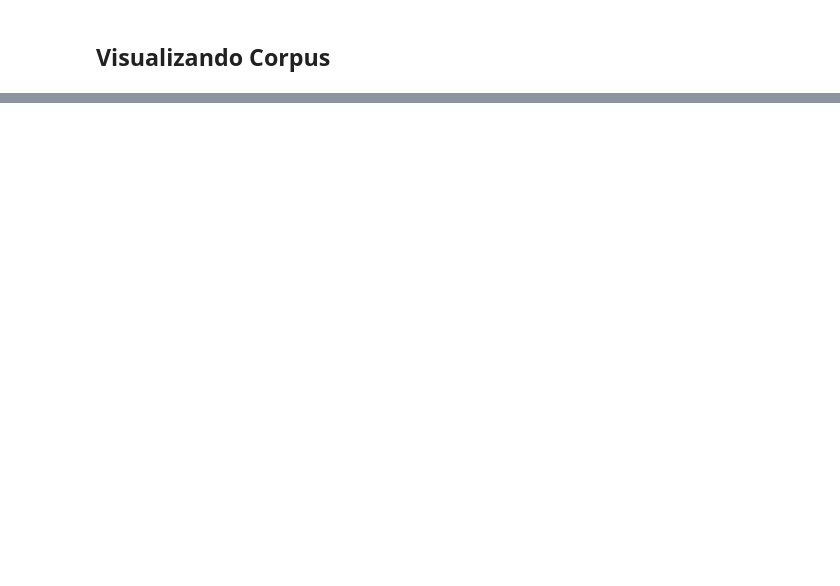
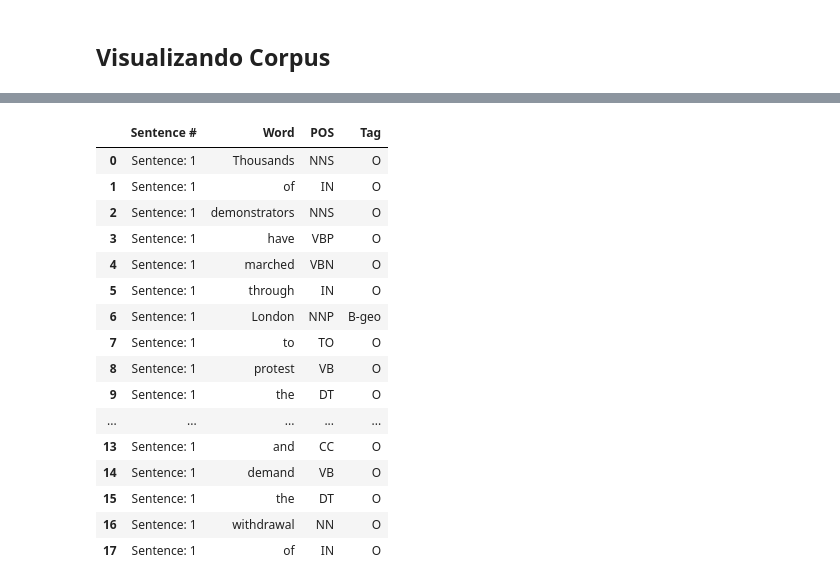
Before and after one commit to eddysanoli-galileo/Text-Mining-and-Image-Recognition, a Jupyter notebook: Proyecto/Video 2 Recipe.ipynb, the cells around one changed output, grey strips where cells are left out. Cells and saved outputs as stored; diff of their text form; code cells hidden in the pictures; blank space fills up the shorter version.

```diff
--- a/Proyecto/Video 2 Recipe.ipynb
+++ b/Proyecto/Video 2 Recipe.ipynb
@@ -293,0 +165,39 @@ for file in results:
+# %%
+import pandas as pd
+import numpy as np
+from tqdm import tqdm, trange
+
+# Se lee el dataset
+# Viene de Kaggle: https://www.kaggle.com/abhinavwalia95/entity-annotated-corpus#ner_dataset.csv
+dataset = pd.read_csv("ner_dataset.csv", encoding="latin1")
+
+# Un detalle importante de este dataset es que las oraciones están concatenadas verticalmente
+# por lo que solo se le asigna el tag de a que oración pertenece a la primera palabra de la oración.
+# Se debe tomar esto en cuenta y rellenar las tags faltantes usando pandas.
+dataset = dataset.fillna(method="ffill")
+
+# Se visualiza el dataset
+# Tiene 4 columnas:
+# - Oración a la que pertence la palabra
+# - Palabra de oración
+# - POS: Tipo de sintáxis de una palabra en la oración (Part of Sentence)
+# - Tag: Tipo de palabra (semántica)
+dataset.head(18)
+# %% [output]
+|  | Sentence # | Word | POS | Tag |
+| 0 | Sentence: 1 | Thousands | NNS | O |
+| 1 | Sentence: 1 | of | IN | O |
+| 2 | Sentence: 1 | demonstrators | NNS | O |
+| 3 | Sentence: 1 | have | VBP | O |
+| 4 | Sentence: 1 | marched | VBN | O |
+| 5 | Sentence: 1 | through | IN | O |
+| 6 | Sentence: 1 | London | NNP | B-geo |
+| 7 | Sentence: 1 | to | TO | O |
+| 8 | Sentence: 1 | protest | VB | O |
+| 9 | Sentence: 1 | the | DT | O |
+| ... | ... | ... | ... | ... |
+| 13 | Sentence: 1 | and | CC | O |
+| 14 | Sentence: 1 | demand | VB | O |
+| 15 | Sentence: 1 | the | DT | O |
+| 16 | Sentence: 1 | withdrawal | NN | O |
+| 17 | Sentence: 1 | of | IN | O |
```
Also changed, not shown: parts of 29 cells of this notebook, 2 other files.
